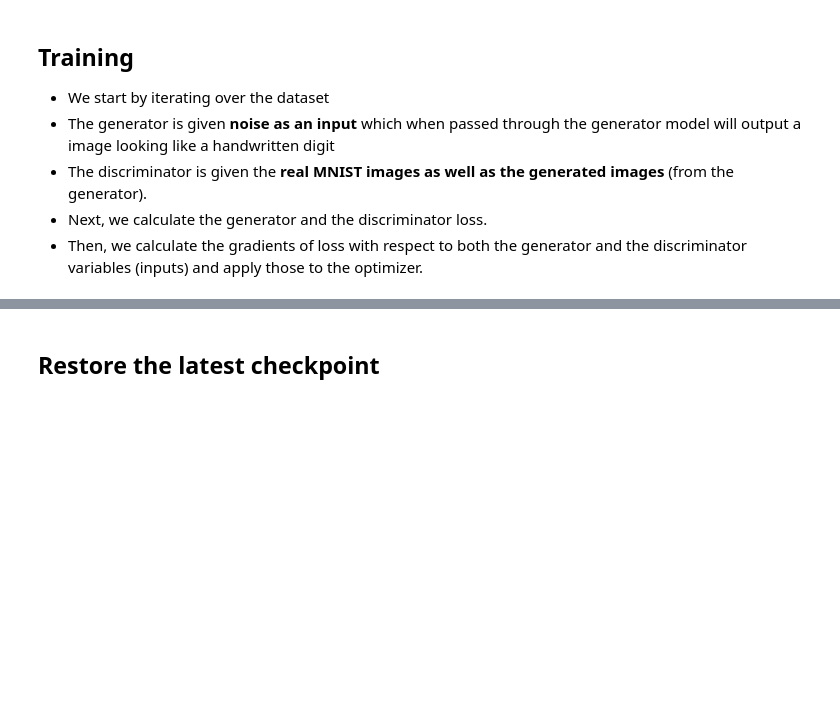
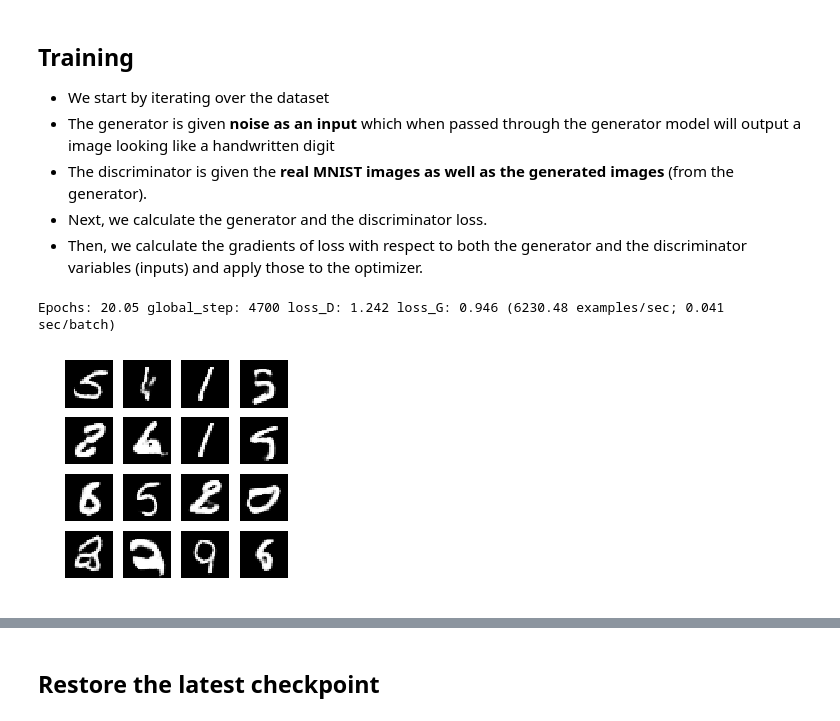
Before and after one commit to ilguyi/tensorflow.tutorials, a Jupyter notebook: tf.version.2/05.generative_models/01.dcgan.ipynb, the cells around one changed output, grey strips where cells are left out. Cells and saved outputs as stored; diff of their text form; code cells hidden in the pictures; blank space fills up the shorter version.

```diff
--- a/tf.version.2/05.generative_models/01.dcgan.ipynb
+++ b/tf.version.2/05.generative_models/01.dcgan.ipynb
@@ -37,13 +38,13 @@ os.environ["CUDA_VISIBLE_DEVICES"]="0"
 # %%
 # Training Flags (hyperparameter configuration)
 train_dir = 'train/01.dcgan/exp1/'
-max_epochs = 30
+max_epochs = 20
 save_epochs = 10
-summary_steps = 2500
-print_steps = 10
+#summary_steps = 2500
+print_steps = 100
 batch_size = 256
-learning_rate_D = 0.0002
-learning_rate_G = 0.001
+learning_rate_D = 0.001
+learning_rate_G = 0.005
 k = 1 # the number of step of learning D before learning G
 #num_samples = 16
 num_examples_to_generate = 16
@@ -204,8 +206,19 @@ def generate_and_save_images(model, epoch, test_input):
 
   plt.savefig('image_at_epoch_{:04d}.png'.format(epoch))
   plt.show()
+# %%
+def print_sample_data(sample_data, max_print=num_examples_to_generate):
+  print_images = sample_data[:max_print,:]
+  print_images = print_images.reshape([max_print, 28, 28])
+  print_images = print_images.swapaxes(0, 1)
+  print_images = print_images.reshape([28, max_print * 28])
+
+  plt.figure(figsize=(max_print, 1))
+  plt.axis('off')
+  plt.imshow(print_images, cmap='gray')
+  plt.show()
 # %%
-#tf.logging.info('Start Session.')
+tf.logging.info('Start Session.')
 #global_step = tf.train.get_or_create_global_step()
 step = 0
 for epoch in range(max_epochs):
@@ -215,37 +228,48 @@ for epoch in range(max_epochs):
 
     # generating noise from a uniform distribution
     noise = tf.random_normal([batch_size, 1, 1, noise_dim])
 
     with tf.GradientTape() as gen_tape, tf.GradientTape() as disc_tape:
       generated_images = generator(noise, training=True)
 
       real_logits = discriminator(images, training=True)
       fake_logits = discriminator(generated_images, training=True)
 
       gen_loss = generator_loss(fake_logits)
       disc_loss = discriminator_loss(real_logits, fake_logits)
 
     gradients_of_generator = gen_tape.gradient(gen_loss, generator.variables)
     gradients_of_discriminator = disc_tape.gradient(disc_loss, discriminator.variables)
 
     generator_optimizer.apply_gradients(zip(gradients_of_generator, generator.variables))
     discriminator_optimizer.apply_gradients(zip(gradients_of_discriminator, discriminator.variables))
 
+    epochs = step * batch_size / float(len(train_data))
     duration = time.time() - start_time
     step += 1
 
     if step % print_steps == 0:
-      clear_output(wait=True)
+      display.clear_output(wait=True)
       examples_per_sec = batch_size / float(duration)
       print("Epochs: {:.2f} global_step: {} loss_D: {:.3f} loss_G: {:.3f} ({:.2f} examples/sec; {:.3f} sec/batch)".format(
-                epoch, step, disc_loss, gen_loss, examples_per_sec, duration))
+                epochs, step, disc_loss, gen_loss, examples_per_sec, duration))
+      sample_data = generator(random_vector_for_generation, training=False)
+      print_sample_data(sample_data.numpy())
 
-      generate_and_save_images(generator,
-                               epoch + 1,
-                               random_vector_for_generation)
+  if epoch % 1 == 0:
+    display.clear_output(wait=True)
+    examples_per_sec = batch_size / float(duration)
+    print("Epochs: {:.2f} global_step: {} loss_D: {:.3f} loss_G: {:.3f} ({:.2f} examples/sec; {:.3f} sec/batch)".format(
+                epochs, step, disc_loss, gen_loss, examples_per_sec, duration))
+    generate_and_save_images(generator,
+                             epoch + 1,
+                             random_vector_for_generation)
 
   # saving (checkpoint) the model every save_epochs
   if (epoch + 1) % save_epochs == 0:
     checkpoint.save(file_prefix = checkpoint_prefix)
+# %% [output]
+Epochs: 20.05 global_step: 4700 loss_D: 1.242 loss_G: 0.946 (6230.48 examples/sec; 0.041 sec/batch)
+[figure, added]
 # %%
 # generating after the final epoch
```
Also changed, not shown: parts of 8 cells of this notebook, 2 other files.
